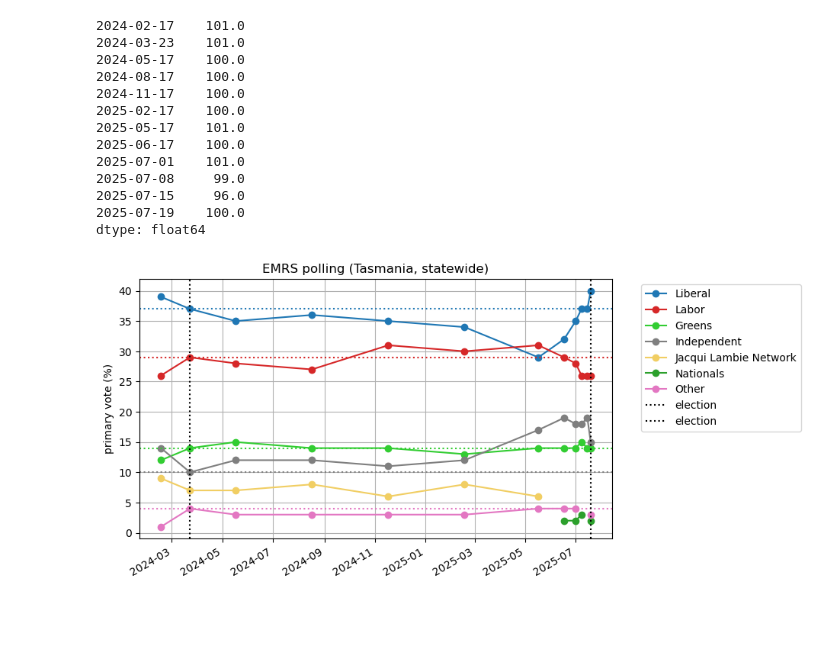
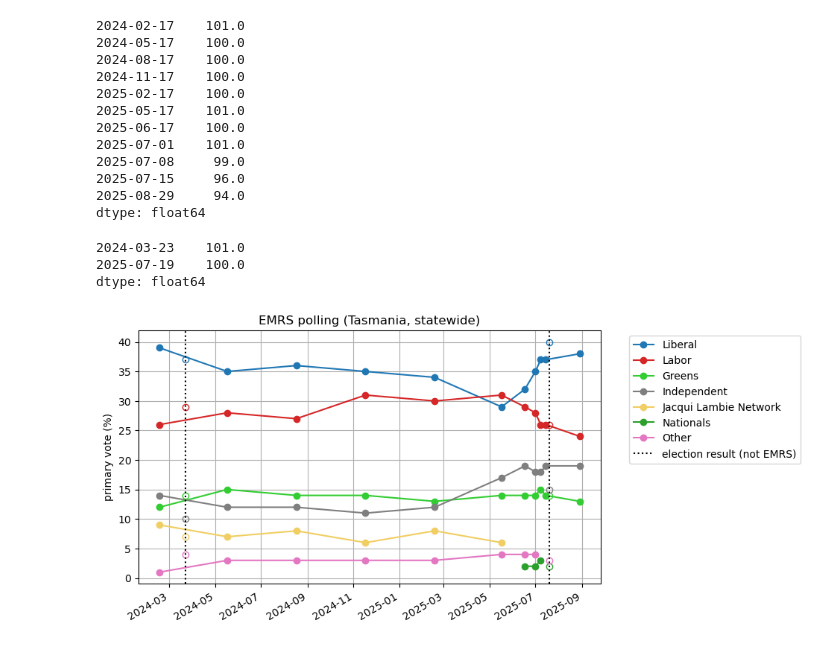
Before and after one commit to DamienIrving/election-analysis, a Jupyter notebook: EMRS.ipynb, the cells around one changed output. Drawn from its saved outputs; the diff is of its cells as text; code cells hidden in the pictures; blank space fills up the shorter version.

```diff
--- a/EMRS.ipynb
+++ b/EMRS.ipynb
@@ -3,9 +3,8 @@ import matplotlib.pyplot as plt
 import numpy as np
 import pandas as pd
 # %%
-dates = pd.to_datetime([
+emrs_dates = pd.to_datetime([
     '2024-02-17',
-    '2024-03-23',
     '2024-05-17',
     '2024-08-17',
     '2024-11-17',
@@ -15,6 +14,11 @@ dates = pd.to_datetime([
     '2025-07-01',
     '2025-07-08',
     '2025-07-15',
+    '2025-08-29'
+])
+
+election_dates = pd.to_datetime([
+    '2024-03-23',
     '2025-07-19',
 ])
 # %%
@@ -33,10 +44,11 @@ data = {
 # %%
-df = pd.DataFrame(data=data, index=dates)
+emrs_df = pd.DataFrame(data=emrs_data, index=emrs_dates)
+# %%
+election_df = pd.DataFrame(data=election_data, index=election_dates)
 # %%
-df.sum(axis=1)
+emrs_df.sum(axis=1)
 # %% [output]
 2024-02-17    101.0
-2024-03-23    101.0
 2024-05-17    100.0
 2024-08-17    100.0
 2024-11-17    100.0
@@ -46,25 +58,45 @@ df.sum(axis=1)
 2025-07-01    101.0
 2025-07-08     99.0
 2025-07-15     96.0
-2025-07-19    100.0
+2025-08-29     94.0
 dtype: float64
+# %%
+election_df.sum(axis=1)
+# %% [output]
+2024-03-23    101.0
+2025-07-19    100.0
+dtype: float64
 # %%
-ax = df.plot(
+fig, ax = plt.subplots()
+
+emrs_df.plot(
+    ax=ax,
     color=['tab:blue', 'tab:red', 'limegreen', 'tab:gray', '#F1CE63', 'tab:green', 'tab:pink'],
     marker='o',
     figsize=[8, 5],
 )
+
+election_df.plot(
+    ax=ax,
+    linestyle='none',
+    markerfacecolor='none',
+    color=['tab:blue', 'tab:red', 'limegreen', 'tab:gray', '#F1CE63', 'tab:green', 'tab:pink'],
+    marker='o',
+    figsize=[8, 5],
+    legend=False,
+)
+
 ax.grid()
-ax.axhline(y=37, color='tab:blue', linestyle=':')
-ax.axhline(y=29, color='tab:red', linestyle=':')
-ax.axhline(y=14, color='limegreen', linestyle=':')
-ax.axhline(y=10, color='tab:gray', linestyle=':')
-ax.axhline(y=4, color='tab:pink', linestyle=':')
-ax.axvline(x=dates[1], color='black', linestyle=':', label='election')
-ax.axvline(x=dates[-1], color='black', linestyle=':', label='election')
+#ax.axhline(y=37, color='tab:blue', linestyle=':')
+#ax.axhline(y=29, color='tab:red', linestyle=':')
+#ax.axhline(y=14, color='limegreen', linestyle=':')
+#ax.axhline(y=10, color='tab:gray', linestyle=':')
+#ax.axhline(y=4, color='tab:pink', linestyle=':')
+ax.axvline(x=election_dates[0], color='black', linestyle=':', label='election result (not EMRS)')
+ax.axvline(x=election_dates[1], color='black', linestyle=':')
 ax.legend(bbox_to_anchor=(1.05, 1), loc='upper left')
 ax.set_title('EMRS polling (Tasmania, statewide)')
 ax.set_ylabel('primary vote (%)')
 plt.savefig('emrs.png', bbox_inches='tight', facecolor='white', dpi=300)
 # %% [output]
-[figure, old version]
+[figure, new version]
```
Also changed, not shown: parts of 1 cell of this notebook.
